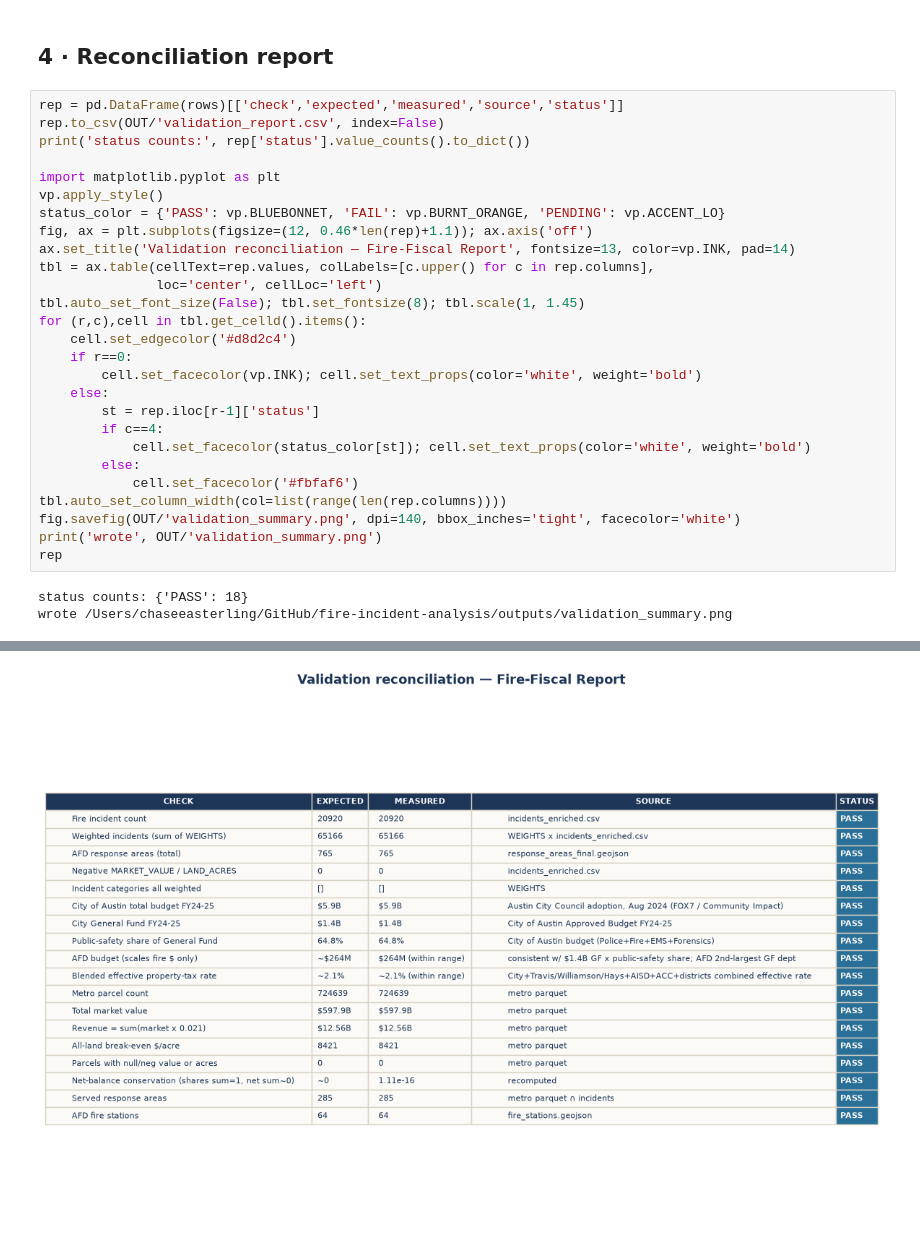
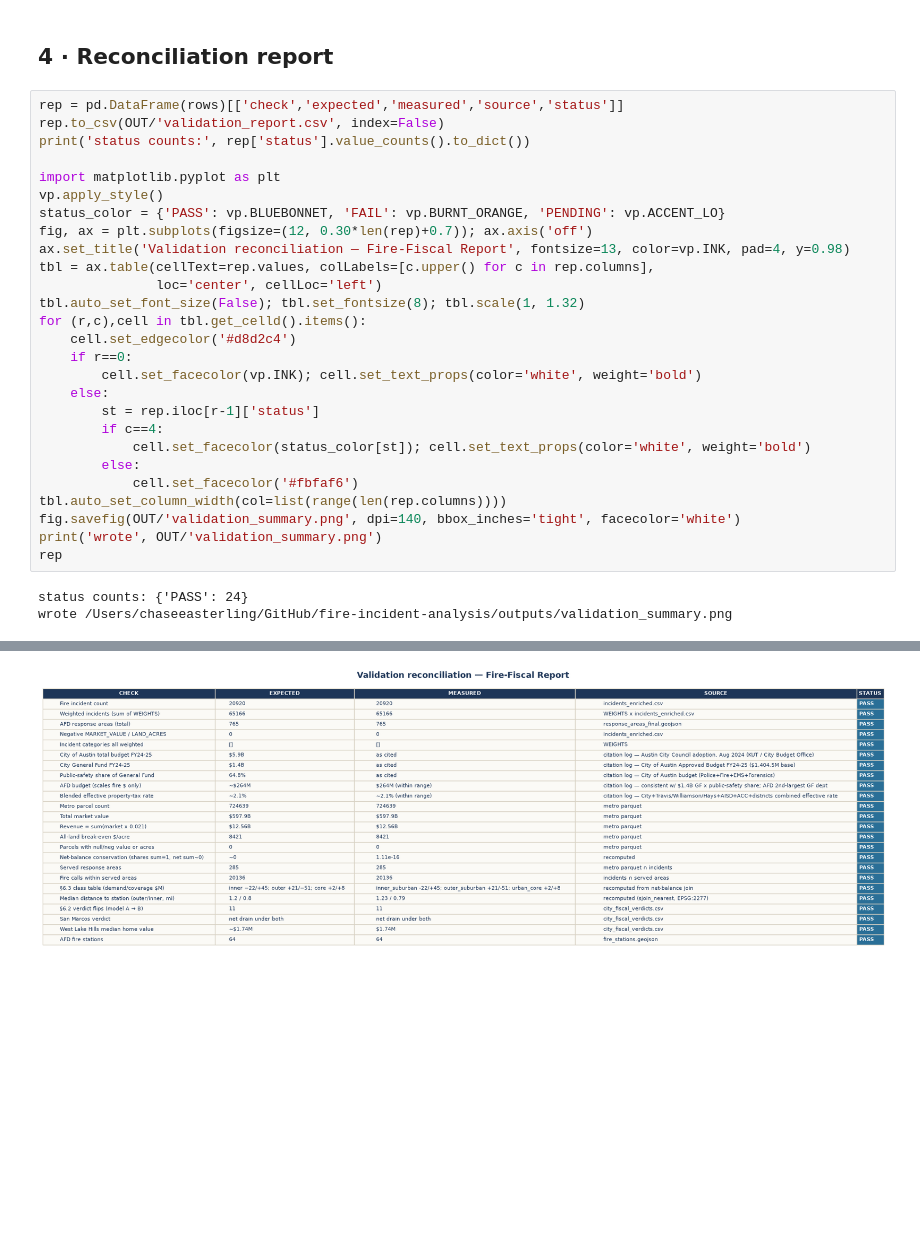
Before and after one commit to open-austin/fire-incident-analysis, a Jupyter notebook: notebooks/validation.ipynb, the cells around one changed output, grey strips where cells are left out. Drawn from its saved outputs; the diff is of its cells as text; blank space fills up the shorter version.

```diff
--- a/notebooks/validation.ipynb
+++ b/notebooks/validation.ipynb
@@ -177,11 +233,11 @@ print('status counts:', rep['status'].value_counts().to_dict())
 import matplotlib.pyplot as plt
 vp.apply_style()
 status_color = {'PASS': vp.BLUEBONNET, 'FAIL': vp.BURNT_ORANGE, 'PENDING': vp.ACCENT_LO}
-fig, ax = plt.subplots(figsize=(12, 0.46*len(rep)+1.1)); ax.axis('off')
-ax.set_title('Validation reconciliation — Fire-Fiscal Report', fontsize=13, color=vp.INK, pad=14)
+fig, ax = plt.subplots(figsize=(12, 0.30*len(rep)+0.7)); ax.axis('off')
+ax.set_title('Validation reconciliation — Fire-Fiscal Report', fontsize=13, color=vp.INK, pad=4, y=0.98)
 tbl = ax.table(cellText=rep.values, colLabels=[c.upper() for c in rep.columns],
                loc='center', cellLoc='left')
-tbl.auto_set_font_size(False); tbl.set_fontsize(8); tbl.scale(1, 1.45)
+tbl.auto_set_font_size(False); tbl.set_fontsize(8); tbl.scale(1, 1.32)
 for (r,c),cell in tbl.get_celld().items():
     cell.set_edgecolor('#d8d2c4')
     if r==0:
@@ -197,7 +253,7 @@ fig.savefig(OUT/'validation_summary.png', dpi=140, bbox_inches='tight', facecolo
 print('wrote', OUT/'validation_summary.png')
 rep
 # %% [output]
-status counts: {'PASS': 18}
+status counts: {'PASS': 24}
 wrote /Users/chaseeasterling/GitHub/fire-incident-analysis/outputs/validation_summary.png
 |  | check | expected | measured | source | status |
 | 0 | Fire incident count | 20920 | 20920 | incidents_enriched.csv | PASS |
@@ -219 +275 @@ wrote /Users/chaseeasterling/GitHub/fire-incident-analysis/outputs/validation_su
-[figure, old version]
+[figure, new version]
```
Also changed, not shown: parts of 5 cells of this notebook, 6 other files.
